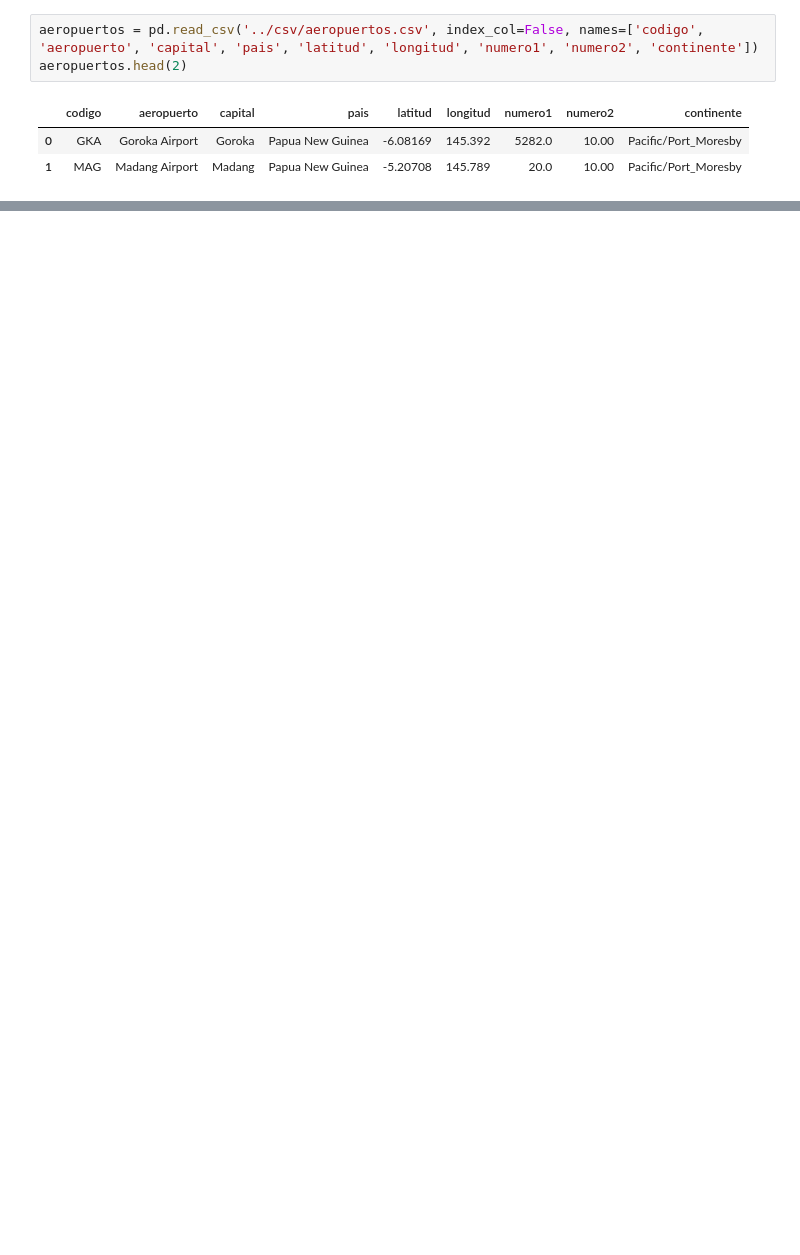
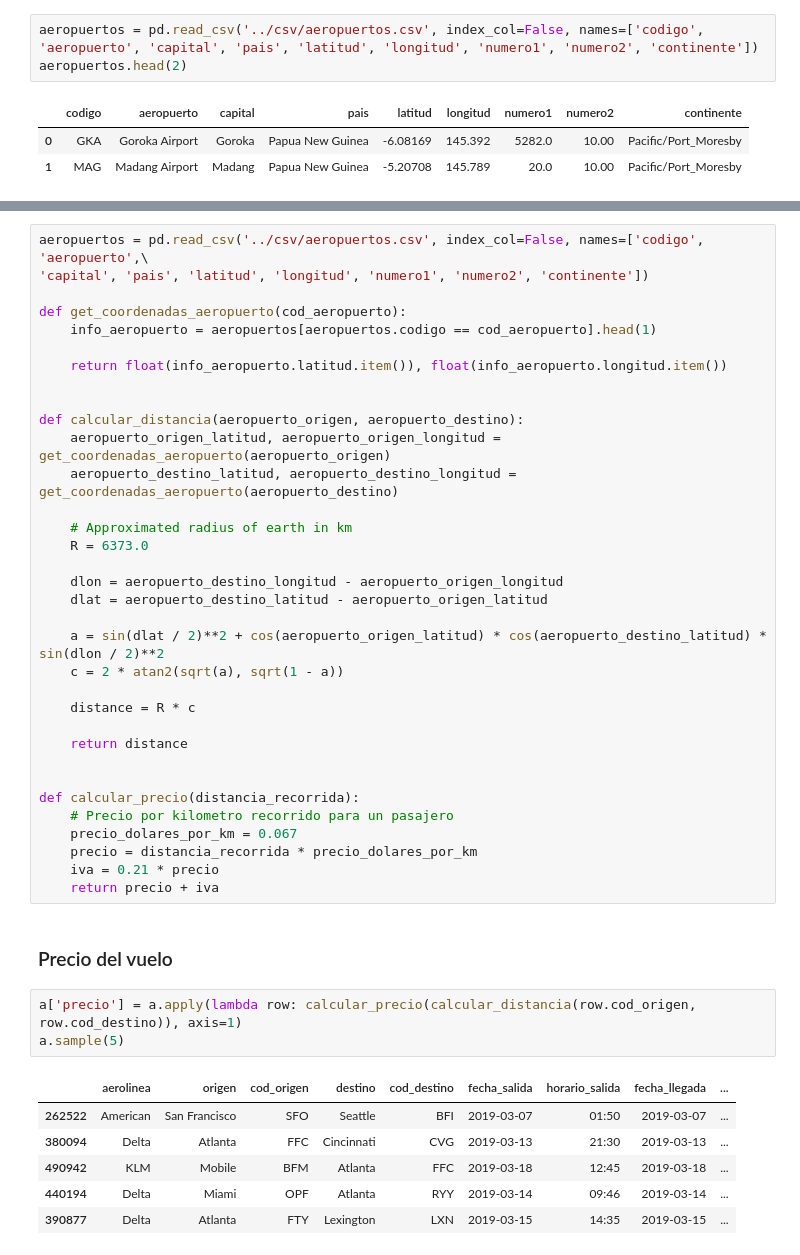
Before and after one commit to cotarelorodrigo/BDD, a Jupyter notebook: notebooks/csv_generator.ipynb, the cells around one changed output, grey strips where cells are left out. Saved outputs shown, nothing was run; the diff lists cells and outputs as text; blank space fills up the shorter version.

```diff
--- a/notebooks/csv_generator.ipynb
+++ b/notebooks/csv_generator.ipynb
@@ -208,0 +130,46 @@ a.to_csv('../csv/info_vuelos_full.csv', index = None, header = True)
+# %%
+aeropuertos = pd.read_csv('../csv/aeropuertos.csv', index_col=False, names=['codigo', 'aeropuerto',\
+'capital', 'pais', 'latitud', 'longitud', 'numero1', 'numero2', 'continente'])
+
+def get_coordenadas_aeropuerto(cod_aeropuerto):
+    info_aeropuerto = aeropuertos[aeropuertos.codigo == cod_aeropuerto].head(1)
+
+    return float(info_aeropuerto.latitud.item()), float(info_aeropuerto.longitud.item())
+
+
+def calcular_distancia(aeropuerto_origen, aeropuerto_destino):
+    aeropuerto_origen_latitud, aeropuerto_origen_longitud = get_coordenadas_aeropuerto(aeropuerto_origen)
+    aeropuerto_destino_latitud, aeropuerto_destino_longitud = get_coordenadas_aeropuerto(aeropuerto_destino)
+
+    # Approximated radius of earth in km
+    R = 6373.0
+
+    dlon = aeropuerto_destino_longitud - aeropuerto_origen_longitud
+    dlat = aeropuerto_destino_latitud - aeropuerto_origen_latitud
+
+    a = sin(dlat / 2)**2 + cos(aeropuerto_origen_latitud) * cos(aeropuerto_destino_latitud) * sin(dlon / 2)**2
+    c = 2 * atan2(sqrt(a), sqrt(1 - a))
+
+    distance = R * c
+
+    return distance
+
+
+def calcular_precio(distancia_recorrida):
+    # Precio por kilometro recorrido para un pasajero
+    precio_dolares_por_km = 0.067
+    precio = distancia_recorrida * precio_dolares_por_km
+    iva = 0.21 * precio
+    return precio + iva
+# %% [markdown]
+### Precio del vuelo
+# %%
+a['precio'] = a.apply(lambda row: calcular_precio(calcular_distancia(row.cod_origen, row.cod_destino)), axis=1)
+a.sample(5)
+# %% [output]
+|  | aerolinea | origen | cod_origen | destino | cod_destino | fecha_salida | horario_salida | fecha_llegada | ... |
+| 262522 | American | San Francisco | SFO | Seattle | BFI | 2019-03-07 | 01:50 | 2019-03-07 | ... |
+| 380094 | Delta | Atlanta | FFC | Cincinnati | CVG | 2019-03-13 | 21:30 | 2019-03-13 | ... |
+| 490942 | KLM | Mobile | BFM | Atlanta | FFC | 2019-03-18 | 12:45 | 2019-03-18 | ... |
+| 440194 | Delta | Miami | OPF | Atlanta | RYY | 2019-03-14 | 09:46 | 2019-03-14 | ... |
+| 390877 | Delta | Atlanta | FTY | Lexington | LXN | 2019-03-15 | 14:35 | 2019-03-15 | ... |
```
Also changed, not shown: parts of 35 cells of this notebook, 2 other files.
